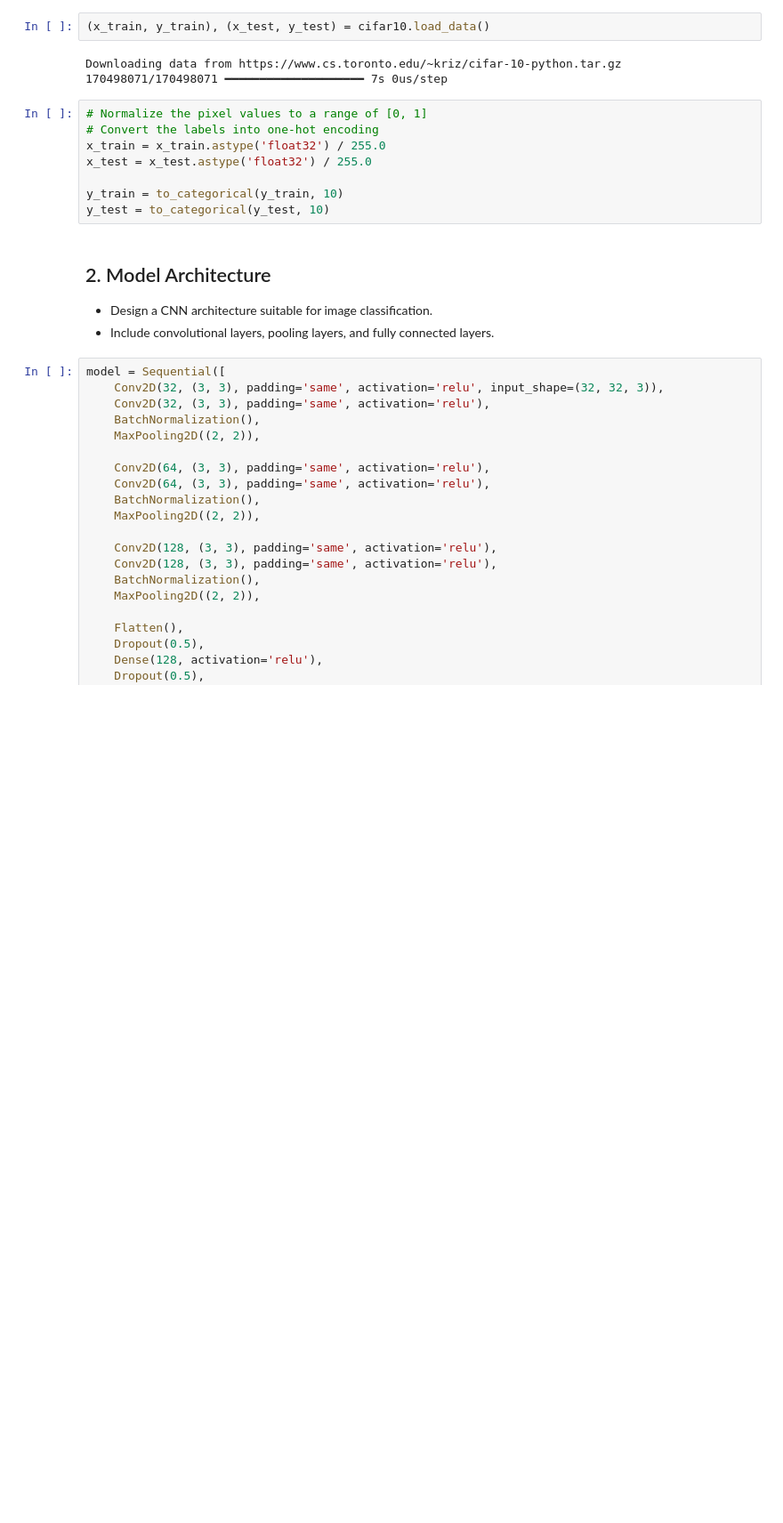
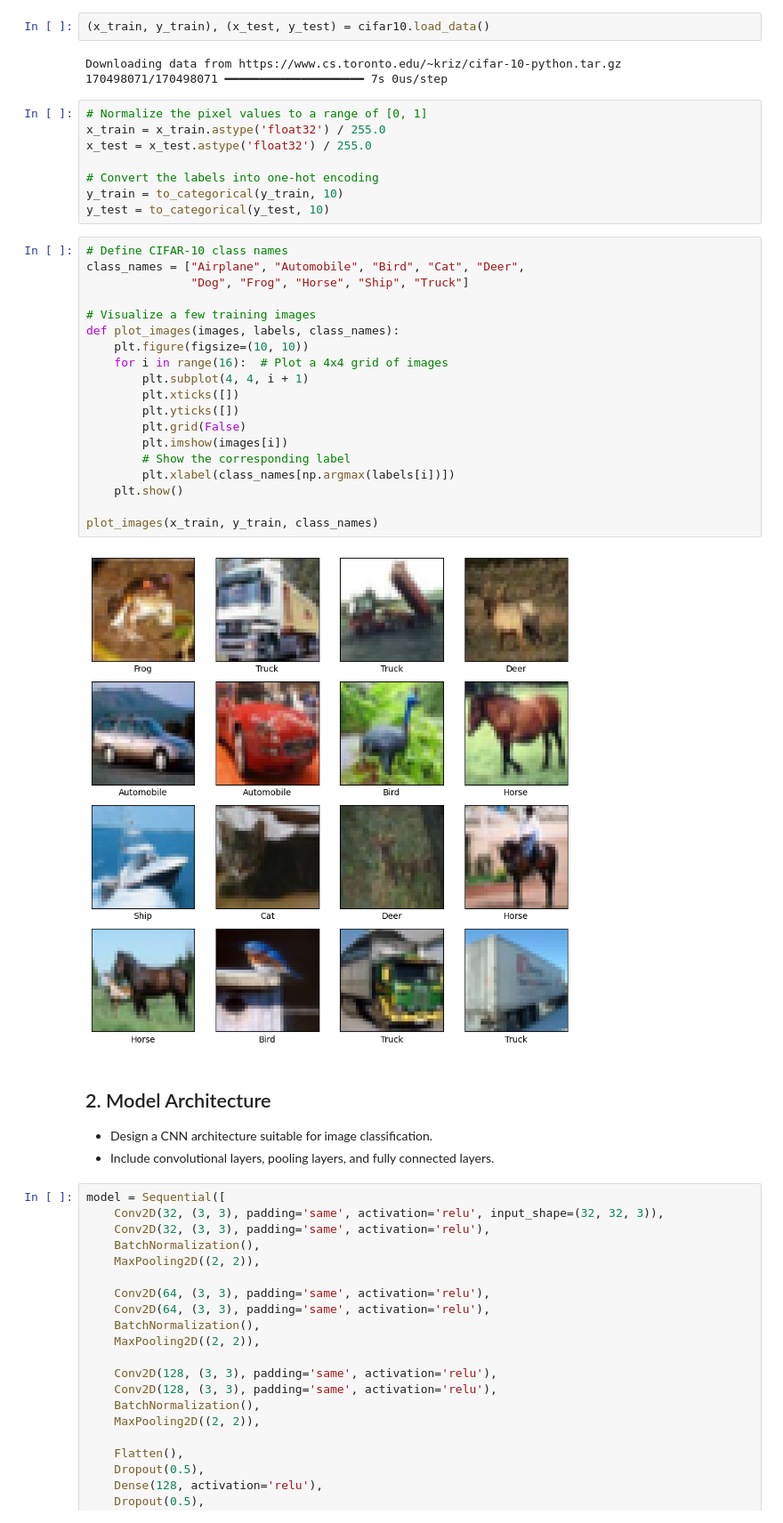
Before and after one commit to D-R44001F/project-1-deep-learning-image-classification-with-cnn, a Jupyter notebook: CNN_project.ipynb, the cells around one changed output. Shown at 89% size. Drawn from its saved outputs; the diff is of its cells as text; blank space fills up the shorter version.

Commit message:
Updated notebook, added file with test images

```diff
--- a/CNN_project.ipynb
+++ b/CNN_project.ipynb
@@ -34,12 +38,33 @@ Downloading data from https://www.cs.toronto.edu/~kriz/cifar-10-python.tar.gz
 170498071/170498071 ━━━━━━━━━━━━━━━━━━━━ 7s 0us/step
 # %%
 # Normalize the pixel values to a range of [0, 1]
-# Convert the labels into one-hot encoding
 x_train = x_train.astype('float32') / 255.0
 x_test = x_test.astype('float32') / 255.0
 
+# Convert the labels into one-hot encoding
 y_train = to_categorical(y_train, 10)
 y_test = to_categorical(y_test, 10)
+# %%
+# Define CIFAR-10 class names
+class_names = ["Airplane", "Automobile", "Bird", "Cat", "Deer",
+               "Dog", "Frog", "Horse", "Ship", "Truck"]
+
+# Visualize a few training images
+def plot_images(images, labels, class_names):
+    plt.figure(figsize=(10, 10))
+    for i in range(16):  # Plot a 4x4 grid of images
+        plt.subplot(4, 4, i + 1)
+        plt.xticks([])
+        plt.yticks([])
+        plt.grid(False)
+        plt.imshow(images[i])
+        # Show the corresponding label
+        plt.xlabel(class_names[np.argmax(labels[i])])
+    plt.show()
+
+plot_images(x_train, y_train, class_names)
+# %% [output]
+[figure, added]
 # %% [markdown]
 ## 2. Model Architecture
 
```
Also changed, not shown: parts of 6 cells of this notebook, 1 other file.
